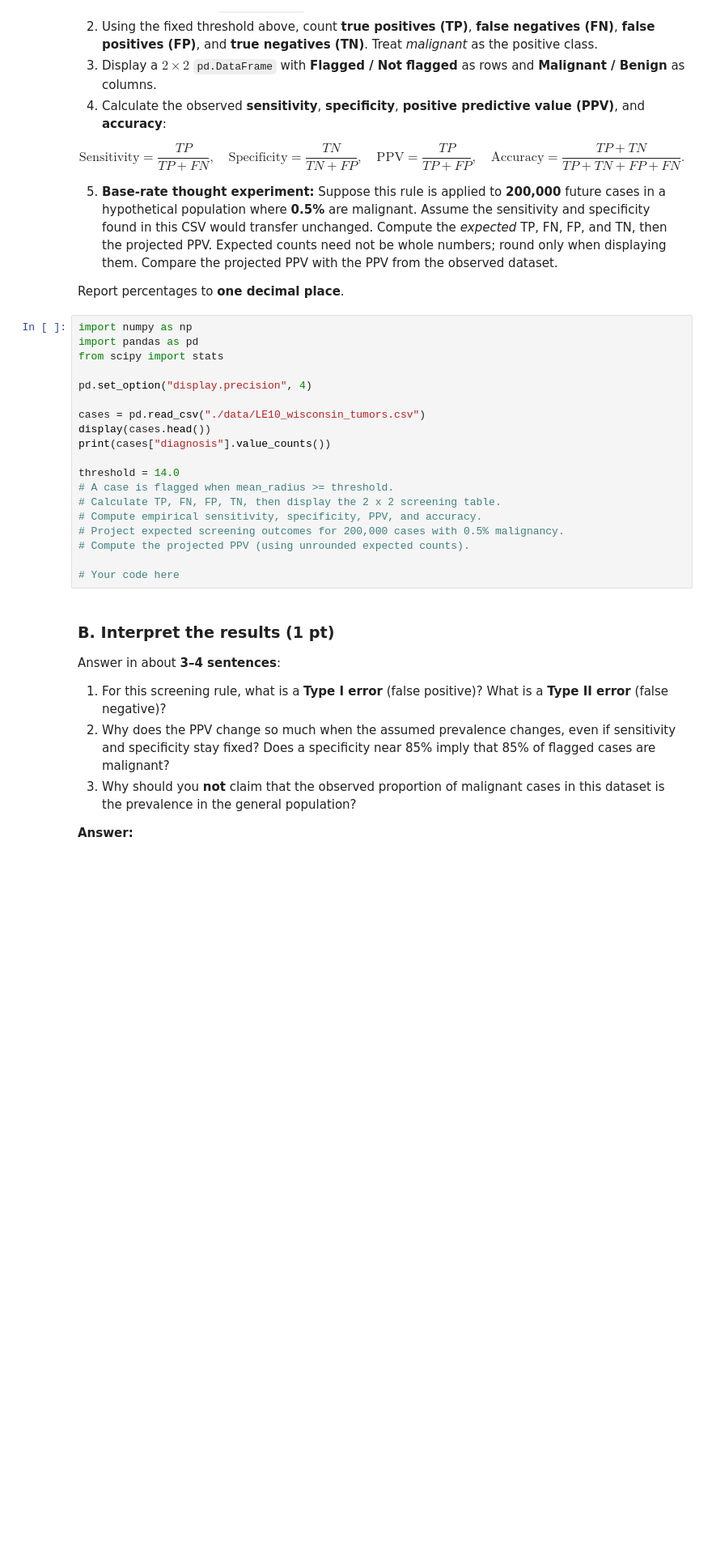
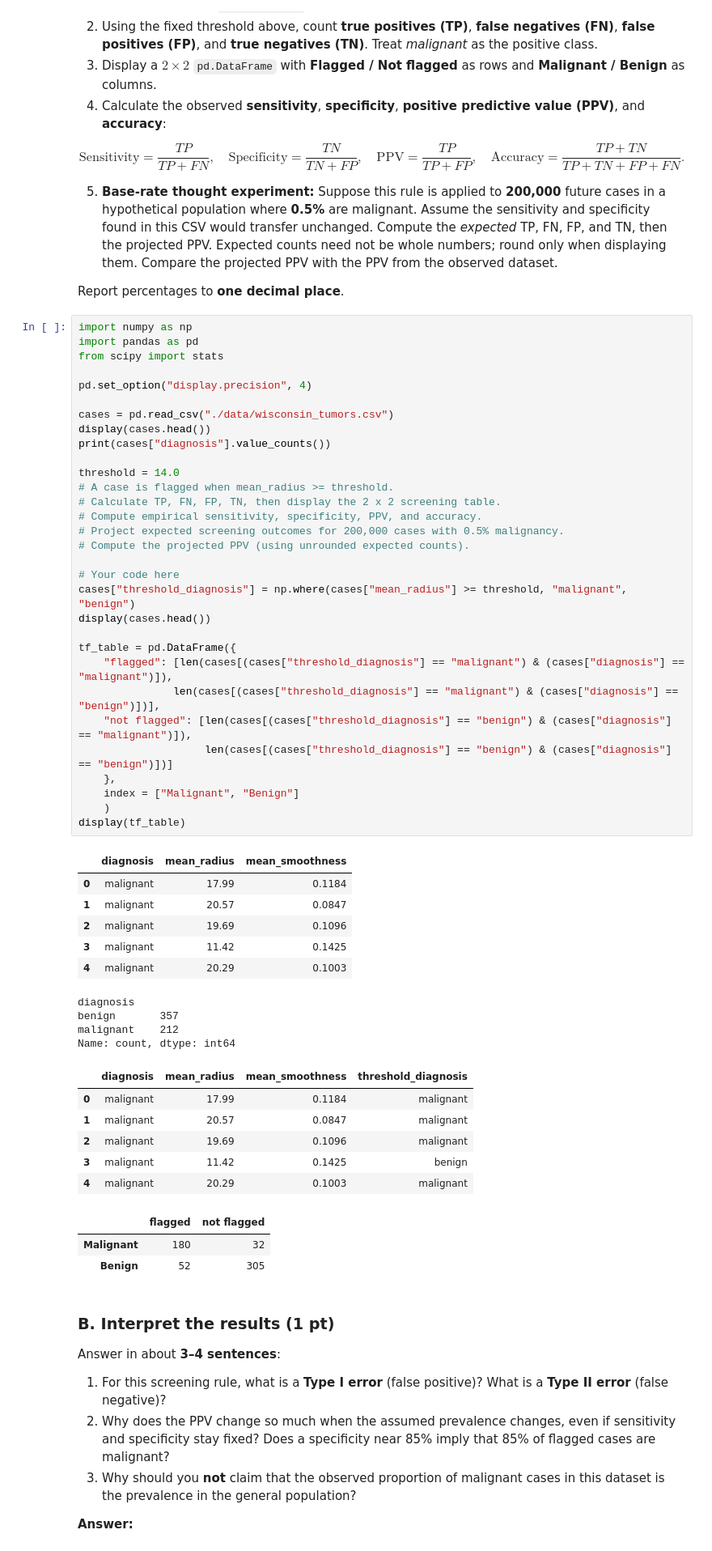
Before and after one commit to paulien67/26f-engr1451-2451, a Jupyter notebook: 1-assignments/LE10/LE10.ipynb, the cells around one changed output. Shown at 81% size. Cells and saved outputs as stored; diff of their text form; blank space fills up the shorter version.

```diff
--- a/1-assignments/LE10/LE10.ipynb
+++ b/1-assignments/LE10/LE10.ipynb
@@ -53,22 +53,54 @@ Report percentages to **one decimal place**.
 # %%
 import numpy as np
 import pandas as pd
 from scipy import stats
 
 pd.set_option("display.precision", 4)
 
-cases = pd.read_csv("./data/LE10_wisconsin_tumors.csv")
+cases = pd.read_csv("./data/wisconsin_tumors.csv")
 display(cases.head())
 print(cases["diagnosis"].value_counts())
 
 threshold = 14.0
 # A case is flagged when mean_radius >= threshold.
 # Calculate TP, FN, FP, TN, then display the 2 x 2 screening table.
 # Compute empirical sensitivity, specificity, PPV, and accuracy.
 # Project expected screening outcomes for 200,000 cases with 0.5% malignancy.
 # Compute the projected PPV (using unrounded expected counts).
 
 # Your code here
+cases["threshold_diagnosis"] = np.where(cases["mean_radius"] >= threshold, "malignant", "benign")
+display(cases.head())
+
+tf_table = pd.DataFrame({
+    "flagged": [len(cases[(cases["threshold_diagnosis"] == "malignant") & (cases["diagnosis"] == "malignant")]),
+               len(cases[(cases["threshold_diagnosis"] == "malignant") & (cases["diagnosis"] == "benign")])],
+    "not flagged": [len(cases[(cases["threshold_diagnosis"] == "benign") & (cases["diagnosis"] == "malignant")]),
+                    len(cases[(cases["threshold_diagnosis"] == "benign") & (cases["diagnosis"] == "benign")])]
+    },
+    index = ["Malignant", "Benign"]
+    )
+display(tf_table)
+# %% [output]
+|  | diagnosis | mean_radius | mean_smoothness |
+| 0 | malignant | 17.99 | 0.1184 |
+| 1 | malignant | 20.57 | 0.0847 |
+| 2 | malignant | 19.69 | 0.1096 |
+| 3 | malignant | 11.42 | 0.1425 |
+| 4 | malignant | 20.29 | 0.1003 |
+diagnosis
+benign       357
+malignant    212
+Name: count, dtype: int64
+|  | diagnosis | mean_radius | mean_smoothness | threshold_diagnosis |
+| 0 | malignant | 17.99 | 0.1184 | malignant |
+| 1 | malignant | 20.57 | 0.0847 | malignant |
+| 2 | malignant | 19.69 | 0.1096 | malignant |
+| 3 | malignant | 11.42 | 0.1425 | benign |
+| 4 | malignant | 20.29 | 0.1003 | malignant |
+|  | flagged | not flagged |
+| Malignant | 180 | 32 |
+| Benign | 52 | 305 |
 # %% [markdown]
 ### B. Interpret the results (1 pt)
 
```
Also changed, not shown: 1 other file.
